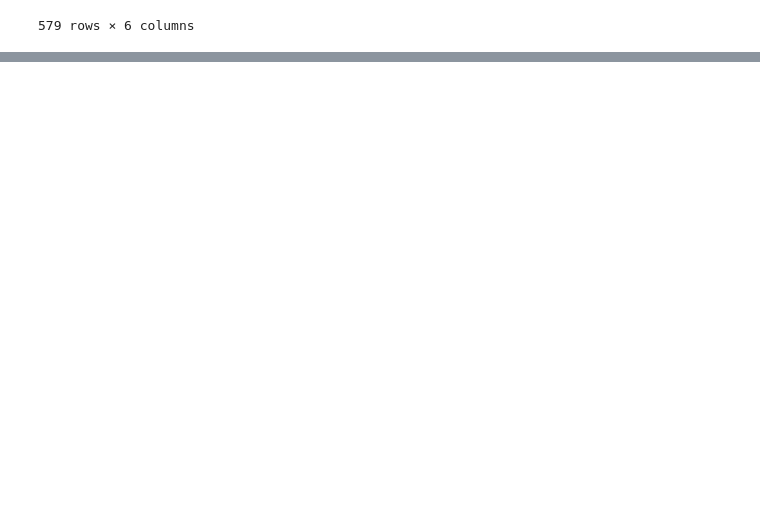
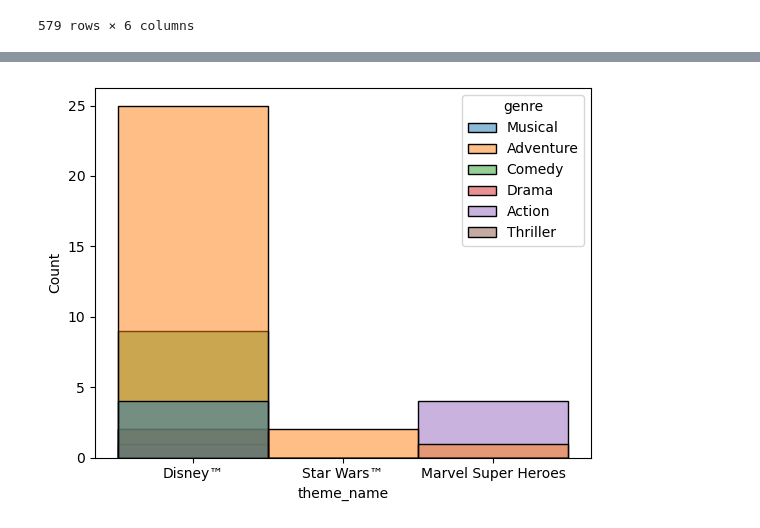
Before and after one commit to princessabrelli/Week_3_project, a Jupyter notebook: Disney-1.ipynb, the cells around one changed output, grey strips where cells are left out. Drawn from its saved outputs; the diff is of its cells as text; code cells hidden in the pictures; blank space fills up the shorter version.

```diff
--- a/Disney-1.ipynb
+++ b/Disney-1.ipynb
@@ -78,0 +175,5 @@ disneylegos_df
+# %%
+sns.histplot(x='theme_name', hue='genre', data=top_50)
+plt.show()
+# %% [output]
+[figure, added]
```
Also changed, not shown: parts of 38 cells of this notebook.
